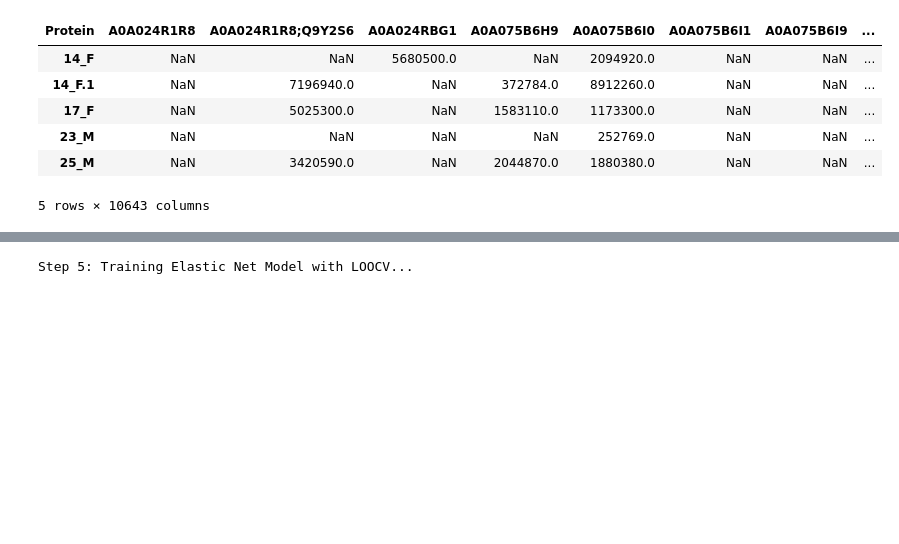
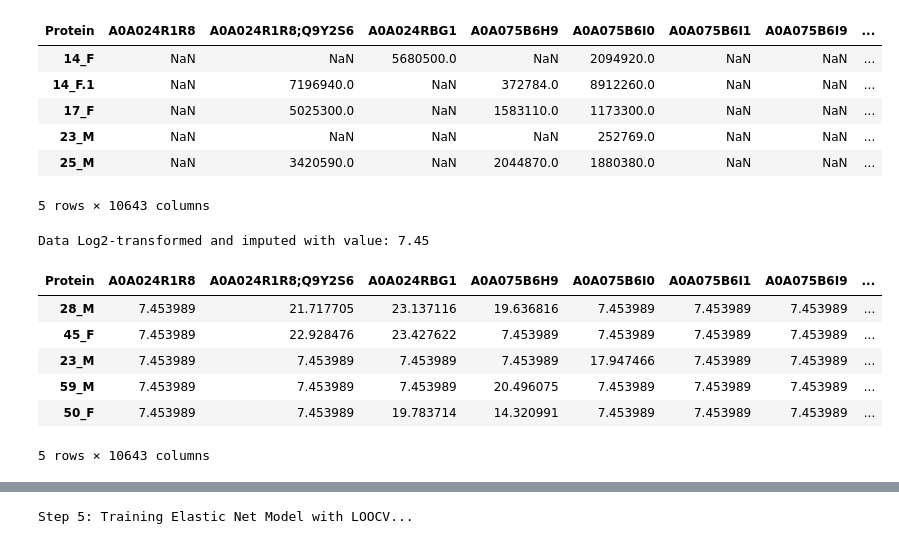
Before and after one commit to AnshulGupta-14/Organ-Age-Predictor, a Jupyter notebook: Preproccessing.ipynb, the cells around one changed output, grey strips where cells are left out. Saved outputs shown, nothing was run; the diff lists cells and outputs as text; code cells hidden in the pictures; blank space fills up the shorter version.

```diff
--- a/Preproccessing.ipynb
+++ b/Preproccessing.ipynb
@@ -32,3 +32,15 @@ df_liver_T.head()
 | 23_M | NaN | NaN | NaN | NaN | 252769.0 | NaN | NaN | ... |
 | 25_M | NaN | 3420590.0 | NaN | 2044870.0 | 1880380.0 | NaN | NaN | ... |
 5 rows × 10643 columns
+# %%
+df_liver_log = np.log2(df_liver_T + 1)
+
+min_val = df_liver_log[~df_liver_log.isna()].min().min()
+
+imputation_val = min_val - 2
+
+df_liver_imputed = df_liver_log.fillna(imputation_val)
+
+print(f"Data Log2-transformed and imputed with value: {imputation_val:.2f}")
+# %% [output]
+Data Log2-transformed and imputed with value: 7.45
@@ -34,0 +50,10 @@ df_liver_T.head()
+# %%
+X_train.head()
+# %% [output]
+| Protein | A0A024R1R8 | A0A024R1R8;Q9Y2S6 | A0A024RBG1 | A0A075B6H9 | A0A075B6I0 | A0A075B6I1 | A0A075B6I9 | ... |
+| 28_M | 7.453989 | 21.717705 | 23.137116 | 19.636816 | 7.453989 | 7.453989 | 7.453989 | ... |
+| 45_F | 7.453989 | 22.928476 | 23.427622 | 7.453989 | 7.453989 | 7.453989 | 7.453989 | ... |
+| 23_M | 7.453989 | 7.453989 | 7.453989 | 7.453989 | 17.947466 | 7.453989 | 7.453989 | ... |
+| 59_M | 7.453989 | 7.453989 | 7.453989 | 20.496075 | 7.453989 | 7.453989 | 7.453989 | ... |
+| 50_F | 7.453989 | 7.453989 | 19.783714 | 14.320991 | 7.453989 | 7.453989 | 7.453989 | ... |
+5 rows × 10643 columns
```
Also changed, not shown: parts of 13 cells of this notebook, 4 other files.
